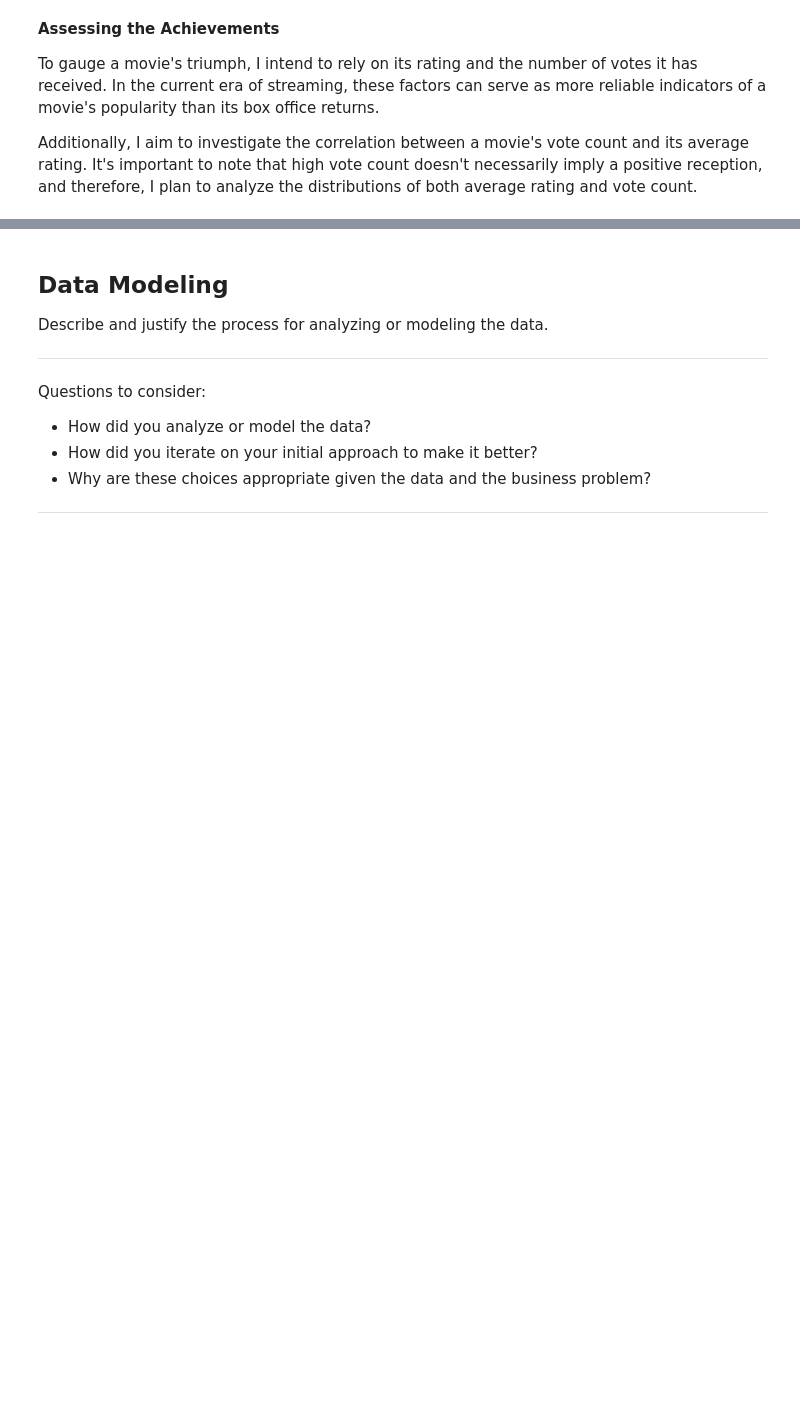
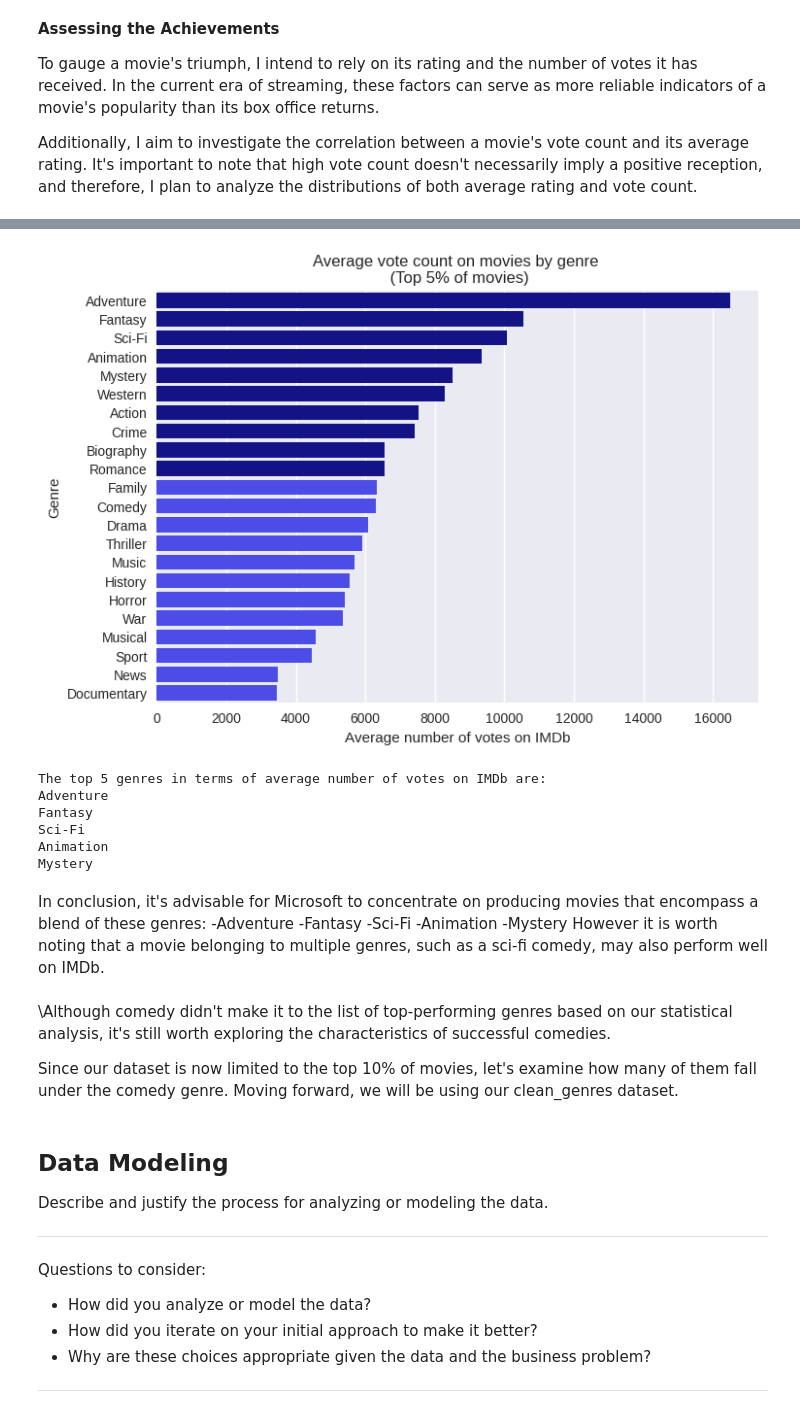
Before and after one commit to learn-co-curriculum/dsc-project-template, a Jupyter notebook: dsc-phase1-project-template.ipynb, the cells around one changed output, grey strips where cells are left out. Saved outputs shown, nothing was run; the diff lists cells and outputs as text; code cells hidden in the pictures; blank space fills up the shorter version.

```diff
--- a/dsc-phase1-project-template.ipynb
+++ b/dsc-phase1-project-template.ipynb
@@ -311,0 +392,11 @@ Additionally, I aim to investigate the correlation between a movie's vote count
+# %%
+# Pivot table showing the average of numvotes by genre.
+
+pivot_genres = pd.pivot_table(
+    data=expl_clean_genres,
+    values=['numvotes'],
+    index='genres',
+    aggfunc=np.median
+).sort_values(by='numvotes', ascending=False).reset_index()
+
+pivot_genres
@@ -312,3 +421,50 @@ Additionally, I aim to investigate the correlation between a movie's vote count
+# %%
+#analyze which genres are most successful.
+
+values = pivot_genres['numvotes']
+labels = pivot_genres['genres']
+
+genres_barplot = sns.barplot(
+    x=values,
+    y=labels,
+    orient='h',
+#     palette='crest_r'
+    palette=['#000099' if (x > values[10]) else '#3333ff' for x in values]
+    )
+
+genres_barplot.set(
+    xlabel='Average number of votes on IMDb',
+    ylabel='Genre',
+    title ='Average vote count on movies by genre \n (Top 5% of movies)'
+    );
+
+plt.savefig('./images/top_genres', dpi=150)
+# %% [output]
+[figure, added]
+# %%
+print('The top 5 genres in terms of average number of votes on IMDb are:')
+for g in pivot_genres.iloc[:5]['genres']:
+    print(g)
+# %% [output]
+The top 5 genres in terms of average number of votes on IMDb are:
+Adventure
+Fantasy
+Sci-Fi
+Animation
+Mystery
+# %% [markdown]
+In conclusion, it's advisable for Microsoft to concentrate on producing movies that encompass a blend of these genres:
+-Adventure
+-Fantasy
+-Sci-Fi
+-Animation
+-Mystery
+However it is worth noting that a movie belonging to multiple genres, such as a sci-fi comedy, may also perform well on IMDb.
+# %% [markdown]
+
+\Although comedy didn't make it to the list of top-performing genres based on our statistical analysis, it's still worth exploring the characteristics of successful comedies.
+
+Since our dataset is now limited to the top 10% of movies, let's examine how many of them fall under the comedy genre. Moving forward, we will be using our clean_genres dataset.
 # %% [markdown]
 ## Data Modeling
 Describe and justify the process for analyzing or modeling the data.
```
Also changed, not shown: parts of 17 cells of this notebook, 3 other files.
